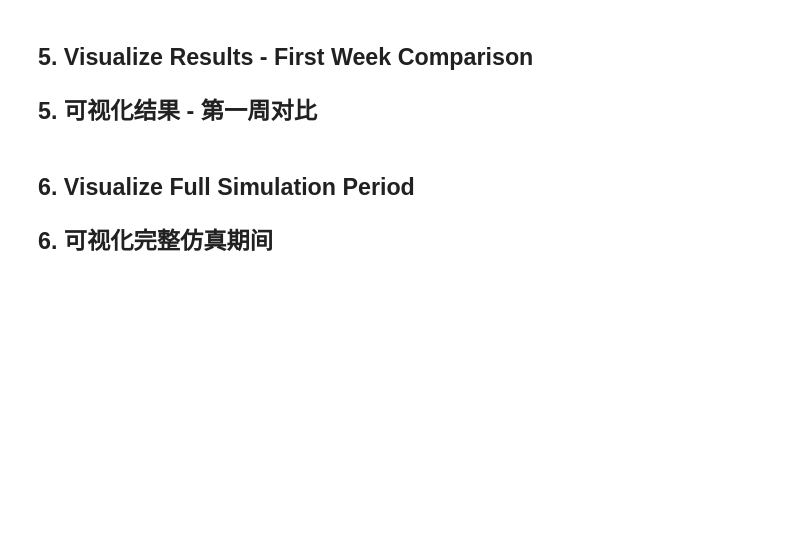
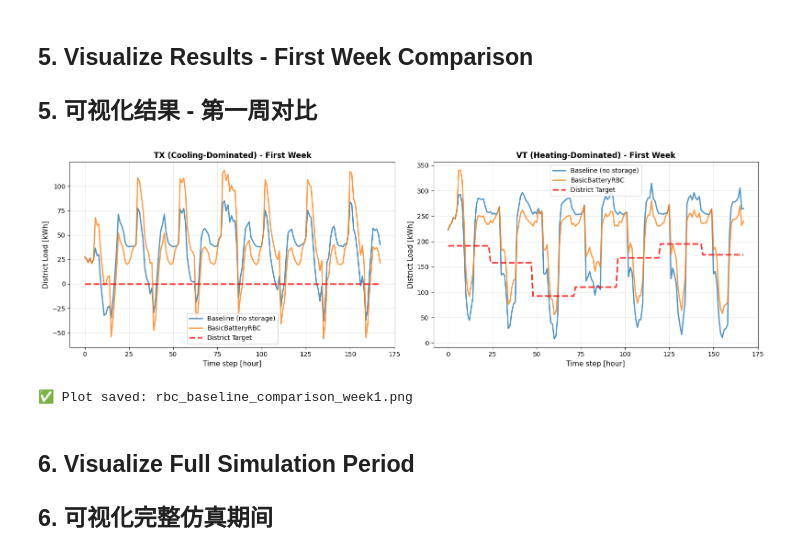
Before and after one commit to EthanZhu1022/annex96_common_exercise_1, a Jupyter notebook: notebooks/Run_RBC_Baseline_TX_VT.ipynb, the cells around one changed output. Saved outputs shown, nothing was run; the diff lists cells and outputs as text; code cells hidden in the pictures; blank space fills up the shorter version.

```diff
--- a/notebooks/Run_RBC_Baseline_TX_VT.ipynb
+++ b/notebooks/Run_RBC_Baseline_TX_VT.ipynb
@@ -241,41 +295,46 @@ fig, axes = plt.subplots(1, 2, figsize=(16, 5))
 # TX 场景
 week_tx = 24 * 7
 hours_tx = np.arange(week_tx)
+target_tx = np.asarray(results_tx['target'])[:week_tx]
 
 axes[0].plot(hours_tx, results_tx['baseline_load'][:week_tx],
              label='Baseline (no storage)', linewidth=2, alpha=0.8)
 axes[0].plot(hours_tx, results_tx['rbc_load'][:week_tx],
              label='BasicBatteryRBC', linewidth=2, alpha=0.8)
-axes[0].plot(hours_tx, results_tx['target'][:week_tx],
+axes[0].plot(hours_tx, target_tx,
              '--', label='District Target', linewidth=2.5, color='red', alpha=0.8)
 axes[0].set_xlabel('Time step [hour]', fontsize=11)
 axes[0].set_ylabel('District Load [kWh]', fontsize=11)
 axes[0].set_title('TX (Cooling-Dominated) - First Week', fontsize=12, fontweight='bold')
 axes[0].legend(fontsize=10)
 axes[0].grid(True, alpha=0.3)
 
 # VT scenario
 # VT 场景
 week_vt = 24 * 7
 hours_vt = np.arange(week_vt)
+target_vt = np.asarray(results_vt['target'])[:week_vt]
 
 axes[1].plot(hours_vt, results_vt['baseline_load'][:week_vt],
              label='Baseline (no storage)', linewidth=2, alpha=0.8)
 axes[1].plot(hours_vt, results_vt['rbc_load'][:week_vt],
              label='BasicBatteryRBC', linewidth=2, alpha=0.8)
-axes[1].plot(hours_vt, results_vt['target'][:week_vt],
+axes[1].plot(hours_vt, target_vt,
              '--', label='District Target', linewidth=2.5, color='red', alpha=0.8)
 axes[1].set_xlabel('Time step [hour]', fontsize=11)
 axes[1].set_ylabel('District Load [kWh]', fontsize=11)
 axes[1].set_title('VT (Heating-Dominated) - First Week', fontsize=12, fontweight='bold')
 axes[1].legend(fontsize=10)
 axes[1].grid(True, alpha=0.3)
 
 plt.tight_layout()
 plt.savefig(REPO_DIR / 'notebooks' / 'rbc_baseline_comparison_week1.png', dpi=150, bbox_inches='tight')
 plt.show()
 
 print('✅ Plot saved: rbc_baseline_comparison_week1.png')
+# %% [output]
+[figure, added]
+✅ Plot saved: rbc_baseline_comparison_week1.png
 # %% [markdown]
 ## 6. Visualize Full Simulation Period
 ## 6. 可视化完整仿真期间
```
Also changed, not shown: parts of 9 cells of this notebook, 3 other files.
